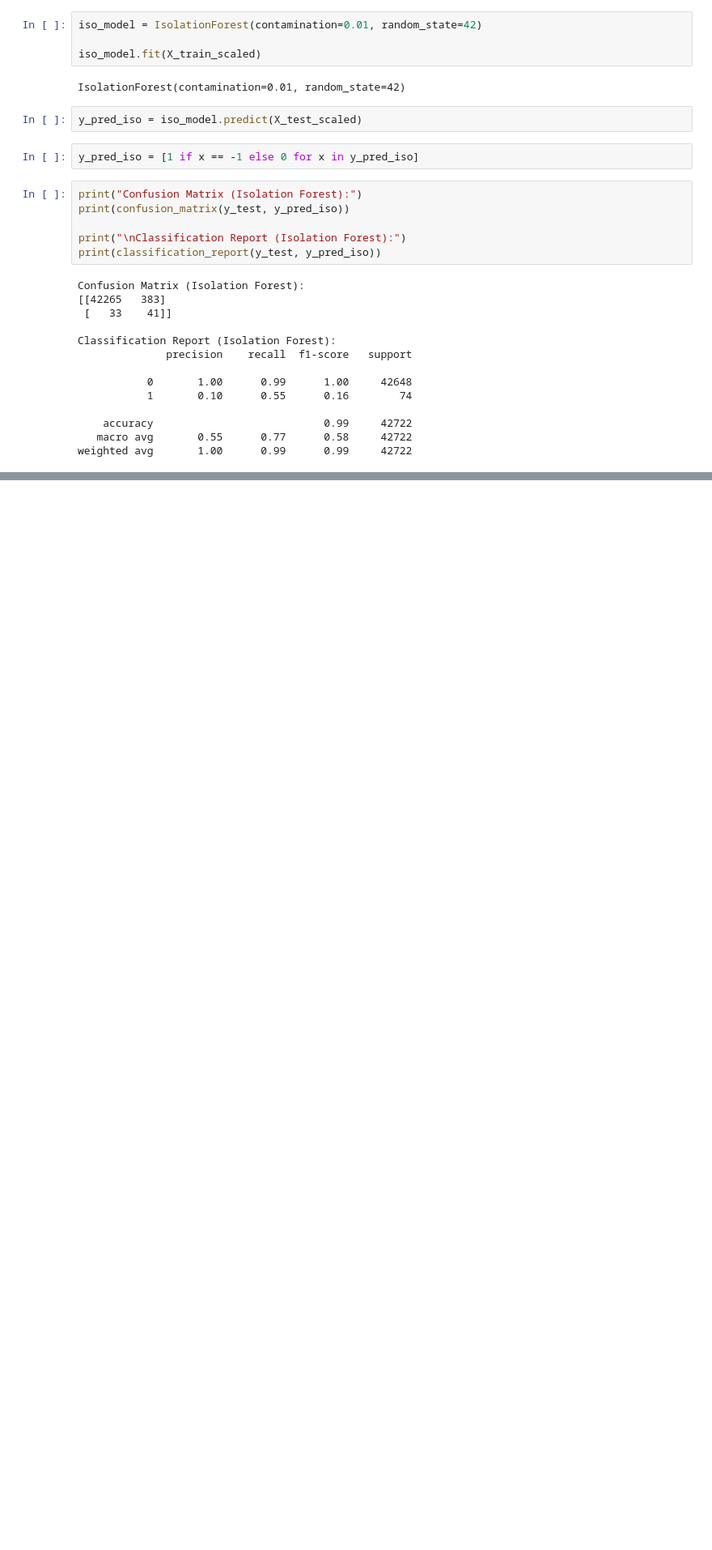
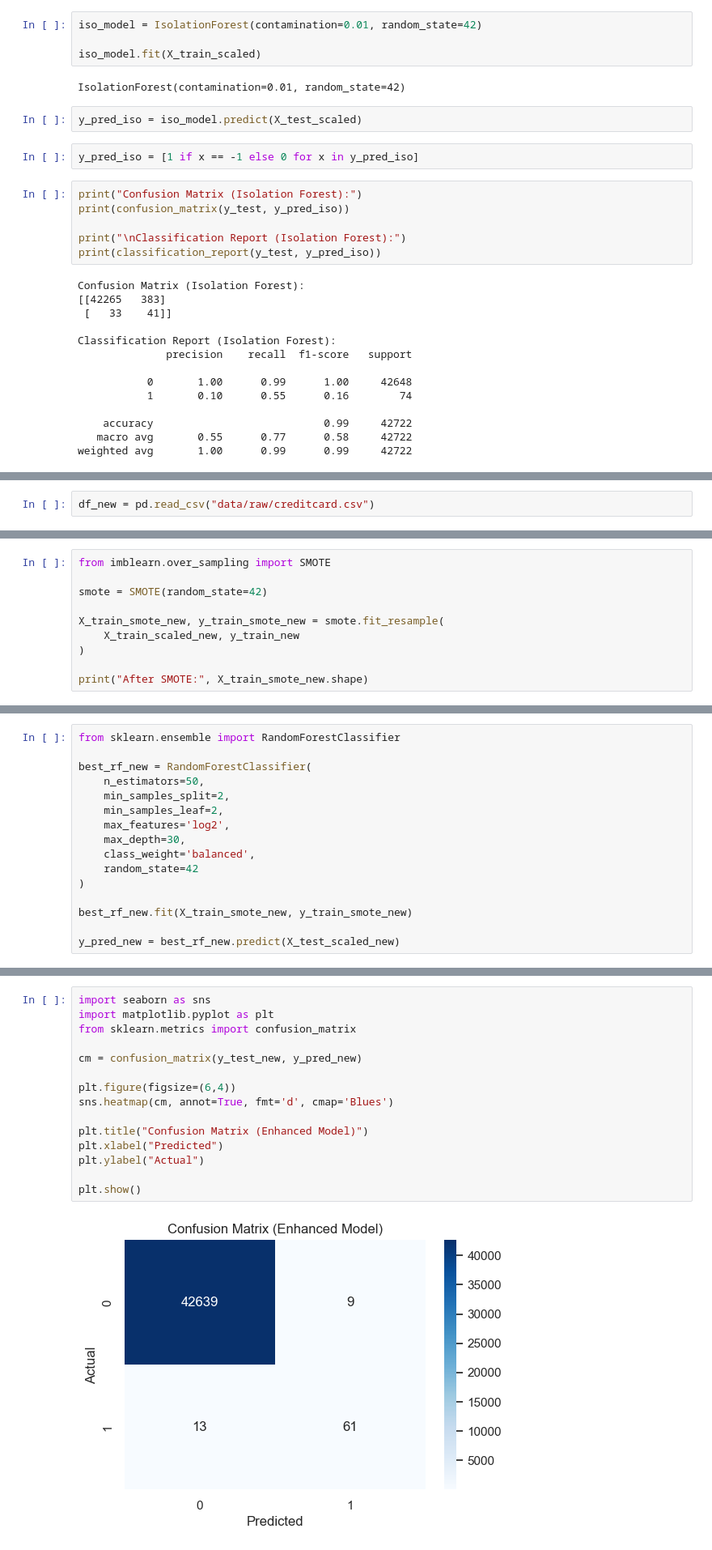
Before and after one commit to mdrprashan/Creditcard-fraud-detection-using-ML, a Jupyter notebook: model.ipynb, the cells around one changed output, grey strips where cells are left out. Shown at 81% size. Cells and saved outputs as stored; diff of their text form; blank space fills up the shorter version.

Commit message:
Week 5 progress report and enhanced fraud detection model

```diff
--- a/model.ipynb
+++ b/model.ipynb
@@ -419,0 +512,2 @@ weighted avg       1.00      0.99      0.99     42722
+# %%
+df_new = pd.read_csv("data/raw/creditcard.csv")
@@ -419,0 +605,10 @@ weighted avg       1.00      0.99      0.99     42722
+# %%
+from imblearn.over_sampling import SMOTE
+
+smote = SMOTE(random_state=42)
+
+X_train_smote_new, y_train_smote_new = smote.fit_resample(
+    X_train_scaled_new, y_train_new
+)
+
+print("After SMOTE:", X_train_smote_new.shape)
@@ -419,0 +617,16 @@ weighted avg       1.00      0.99      0.99     42722
+# %%
+from sklearn.ensemble import RandomForestClassifier
+
+best_rf_new = RandomForestClassifier(
+    n_estimators=50,
+    min_samples_split=2,
+    min_samples_leaf=2,
+    max_features='log2',
+    max_depth=30,
+    class_weight='balanced',
+    random_state=42
+)
+
+best_rf_new.fit(X_train_smote_new, y_train_smote_new)
+
+y_pred_new = best_rf_new.predict(X_test_scaled_new)
@@ -419,0 +662,17 @@ weighted avg       1.00      0.99      0.99     42722
+# %%
+import seaborn as sns
+import matplotlib.pyplot as plt
+from sklearn.metrics import confusion_matrix
+
+cm = confusion_matrix(y_test_new, y_pred_new)
+
+plt.figure(figsize=(6,4))
+sns.heatmap(cm, annot=True, fmt='d', cmap='Blues')
+
+plt.title("Confusion Matrix (Enhanced Model)")
+plt.xlabel("Predicted")
+plt.ylabel("Actual")
+
+plt.show()
+# %% [output]
+[figure, added]
```
Also changed, not shown: parts of 43 cells of this notebook, 8 other files.
